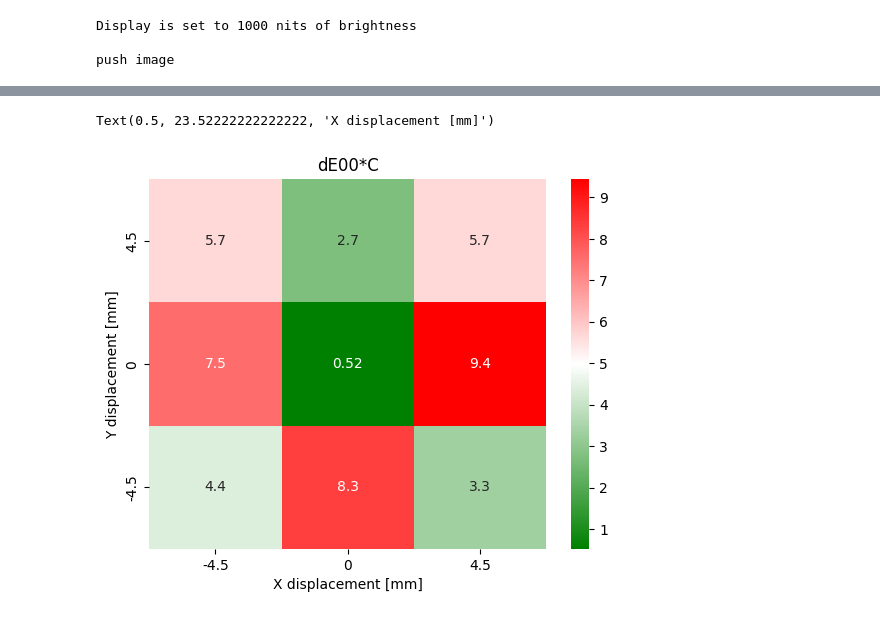
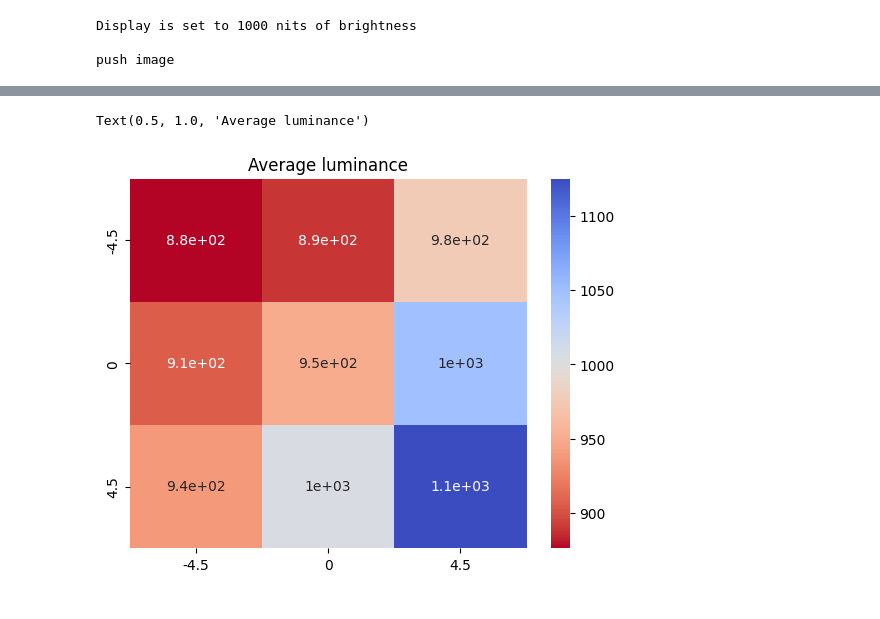
Before and after one commit to ryanchumeta/JR-IQT, a Jupyter notebook: test.ipynb, the cells around one changed output, grey strips where cells are left out. Cells and saved outputs as stored; diff of their text form; code cells hidden in the pictures.

```diff
--- a/test.ipynb
+++ b/test.ipynb
@@ -54,17 +108,13 @@ Y = np.reshape(Y,(3,3))
 # %%
-import seaborn as sb
-import matplotlib.pyplot as plt
-from  matplotlib.colors import LinearSegmentedColormap
-cm=LinearSegmentedColormap.from_list('rg',["g", "w", "r"], N=256)
-sb.heatmap(de,
-           annot=True,
-           cmap=cm,
-           xticklabels=[-4.5,0,4.5],
-           yticklabels=[4.5,0,-4.5])
 
-plt.title('dE00*C')
-plt.ylabel('Y displacement [mm]')
-plt.xlabel('X displacement [mm]')
+plt.subplots(121)
+sb.heatmap( Y,
+            annot=True,
+            cmap='coolwarm_r',
+            xticklabels=[-4.5,0,4.5],
+            yticklabels=[-4.5,0,4.5]
+            )
+plt.title('Average luminance')
 # %% [output]
-Text(0.5, 23.52222222222222, 'X displacement [mm]')
+Text(0.5, 1.0, 'Average luminance')
-[figure, old version]
+[figure, new version]
```
Also changed, not shown: parts of 20 cells of this notebook, 8 other files.
